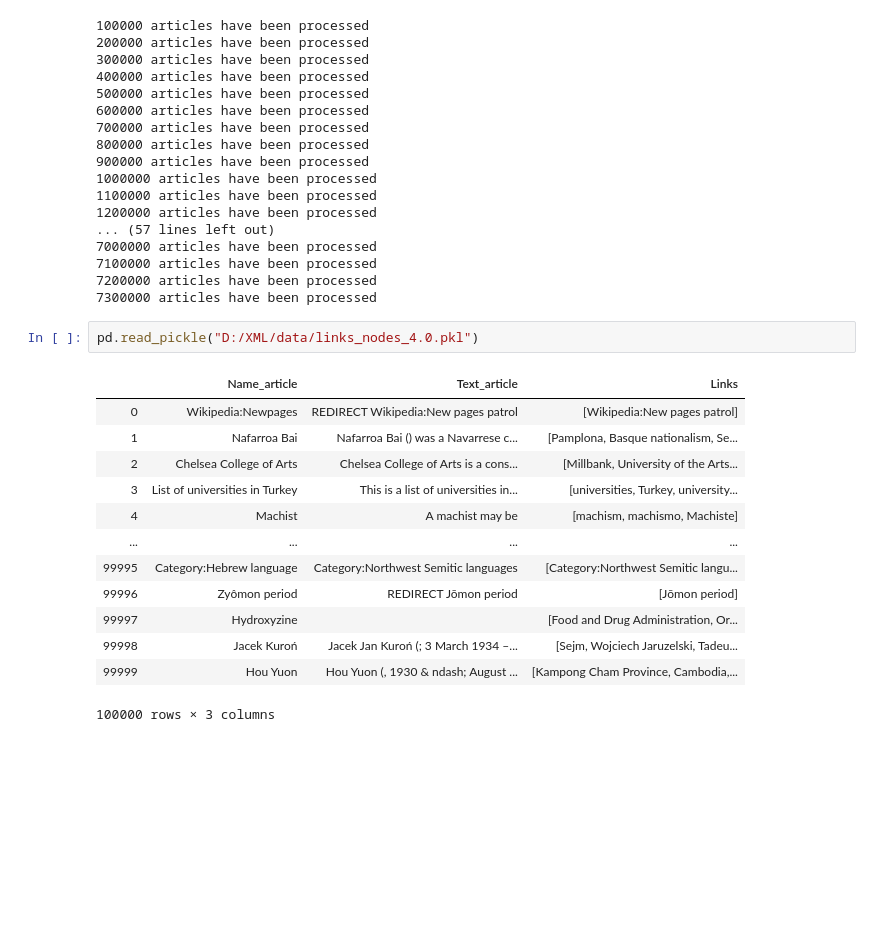
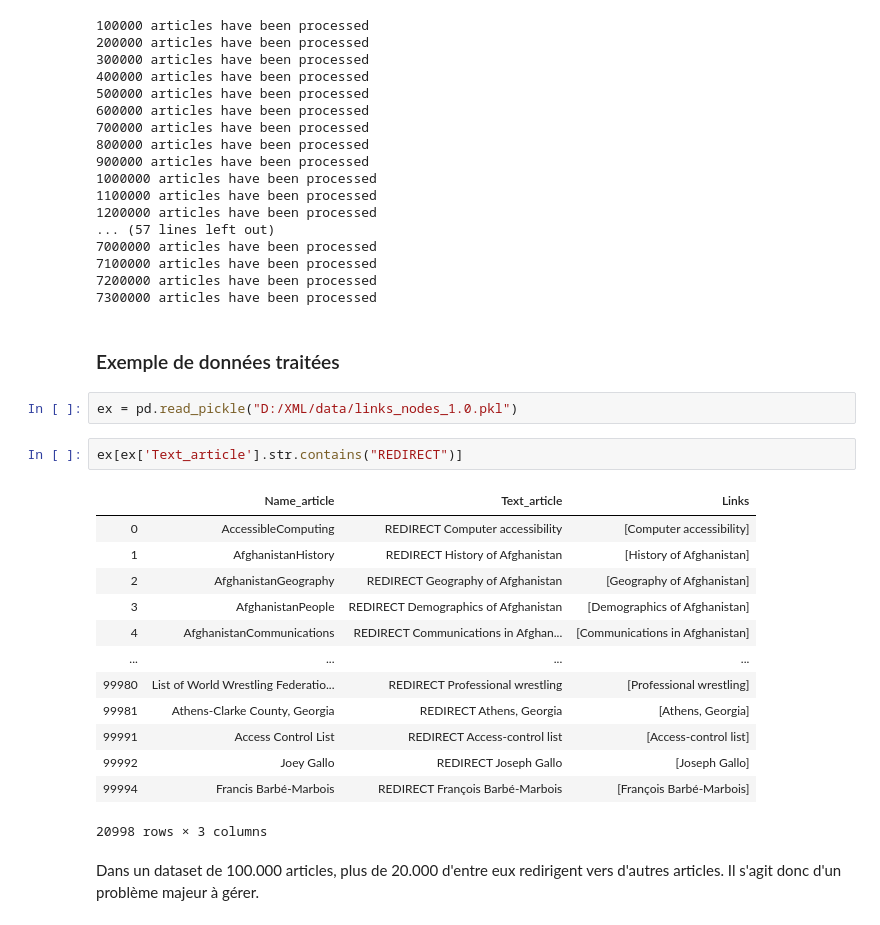
Before and after one commit to mahdicharif/PRIM, a Jupyter notebook: XML/testsXML.ipynb, the cells around one changed output. Drawn from its saved outputs; the diff is of its cells as text; blank space fills up the shorter version.

Commit message:
handled redirections

```diff
--- a/XML/testsXML.ipynb
+++ b/XML/testsXML.ipynb
@@ -211,19 +214,25 @@ process_data(data_path)
 7100000 articles have been processed
 7200000 articles have been processed
 7300000 articles have been processed
+# %% [markdown]
+### Exemple de données traitées
 # %%
-pd.read_pickle("D:/XML/data/links_nodes_4.0.pkl")
+ex = pd.read_pickle("D:/XML/data/links_nodes_1.0.pkl")
-# %% [output]
-|  | Name_article | Text_article | Links |
-| 0 | Wikipedia:Newpages | REDIRECT Wikipedia:New pages patrol | [Wikipedia:New pages patrol] |
-| 1 | Nafarroa Bai | Nafarroa Bai () was a Navarrese c... | [Pamplona, Basque nationalism, Se... |
-| 2 | Chelsea College of Arts | Chelsea College of Arts is a cons... | [Millbank, University of the Arts... |
-| 3 | List of universities in Turkey | This is a list of universities in... | [universities, Turkey, university... |
-| 4 | Machist | A machist may be | [machism, machismo, Machiste] |
-| ... | ... | ... | ... |
-| 99995 | Category:Hebrew language | Category:Northwest Semitic languages | [Category:Northwest Semitic langu... |
-| 99996 | Zyômon period | REDIRECT Jōmon period | [Jōmon period] |
-| 99997 | Hydroxyzine |  | [Food and Drug Administration, Or... |
-| 99998 | Jacek Kuroń | Jacek Jan Kuroń (; 3 March 1934 –... | [Sejm, Wojciech Jaruzelski, Tadeu... |
-| 99999 | Hou Yuon | Hou Yuon (, 1930 & ndash; August ... | [Kampong Cham Province, Cambodia,... |
-100000 rows × 3 columns
+# %%
+ex[ex['Text_article'].str.contains("REDIRECT")]
+# %% [output]
+|  | Name_article | Text_article | Links |
+| 0 | AccessibleComputing | REDIRECT Computer accessibility | [Computer accessibility] |
+| 1 | AfghanistanHistory | REDIRECT History of Afghanistan | [History of Afghanistan] |
+| 2 | AfghanistanGeography | REDIRECT Geography of Afghanistan | [Geography of Afghanistan] |
+| 3 | AfghanistanPeople | REDIRECT Demographics of Afghanistan | [Demographics of Afghanistan] |
+| 4 | AfghanistanCommunications | REDIRECT Communications in Afghan... | [Communications in Afghanistan] |
+| ... | ... | ... | ... |
+| 99980 | List of World Wrestling Federatio... | REDIRECT Professional wrestling | [Professional wrestling] |
+| 99981 | Athens-Clarke County, Georgia | REDIRECT Athens, Georgia | [Athens, Georgia] |
+| 99991 | Access Control List | REDIRECT Access-control list | [Access-control list] |
+| 99992 | Joey Gallo | REDIRECT Joseph Gallo | [Joseph Gallo] |
+| 99994 | Francis Barbé-Marbois | REDIRECT François Barbé-Marbois | [François Barbé-Marbois] |
+20998 rows × 3 columns
+# %% [markdown]
+Dans un dataset de 100.000 articles, plus de 20.000 d'entre eux redirigent vers d'autres articles. Il s'agit donc d'un problème majeur à gérer.
```
Also changed, not shown: parts of 19 cells of this notebook, 1 other file.
